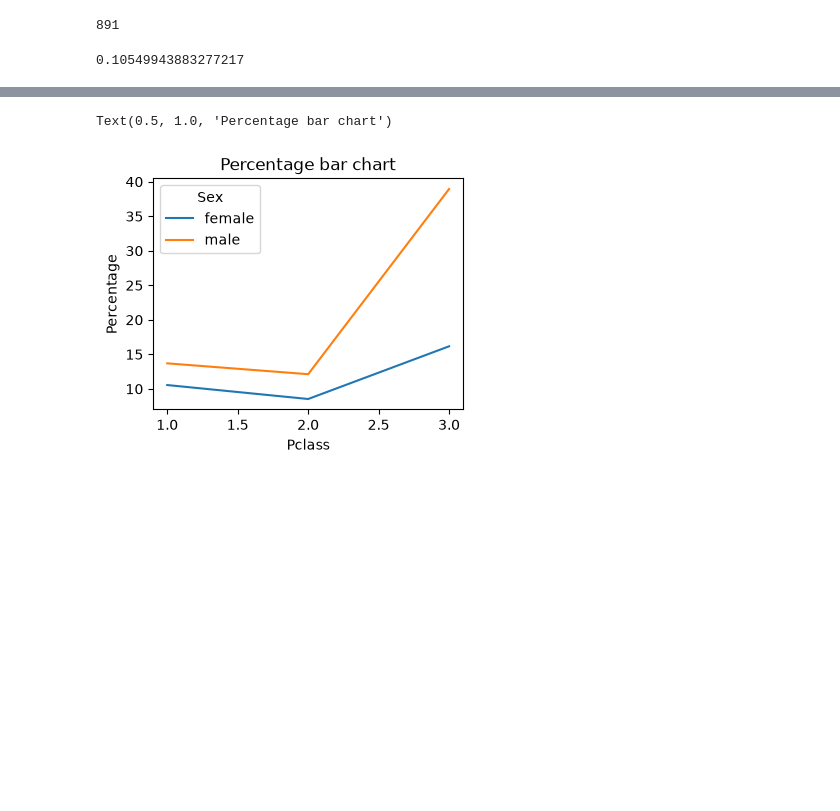
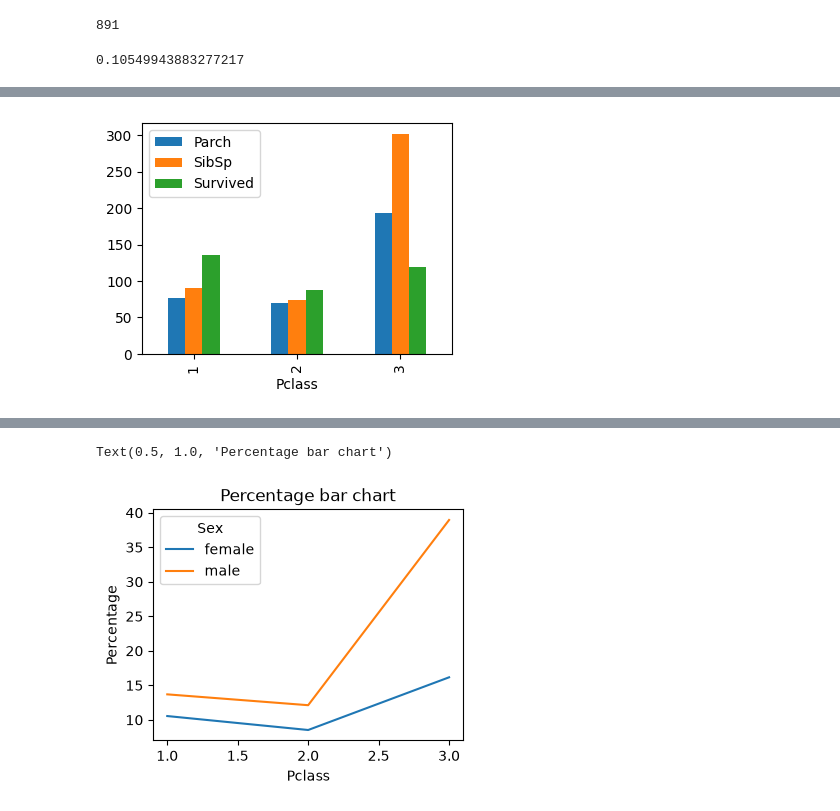
Before and after one commit to 007arjungangwar/Foundations-of-Data-Engineering-Sec2, a Jupyter notebook: Data_Visualization_matplotlib_plots_subplots_21_09_2026.ipynb, the cells around one changed output, grey strips where cells are left out. Cells and saved outputs as stored; diff of their text form; code cells hidden in the pictures; blank space fills up the shorter version.

```diff
--- a/Data_Visualization_matplotlib_plots_subplots_21_09_2026.ipynb
+++ b/Data_Visualization_matplotlib_plots_subplots_21_09_2026.ipynb
@@ -192,0 +228,5 @@ Text(0.5, 1.0, 'Percentage bar chart')
+# %%
+df.groupby("Pclass")[["Parch","SibSp",'Survived']].sum().plot(kind='bar', figsize=(4,3))
+plt.show()
+# %% [output]
+[figure, added]
```
Also changed, not shown: parts of 20 cells of this notebook.
